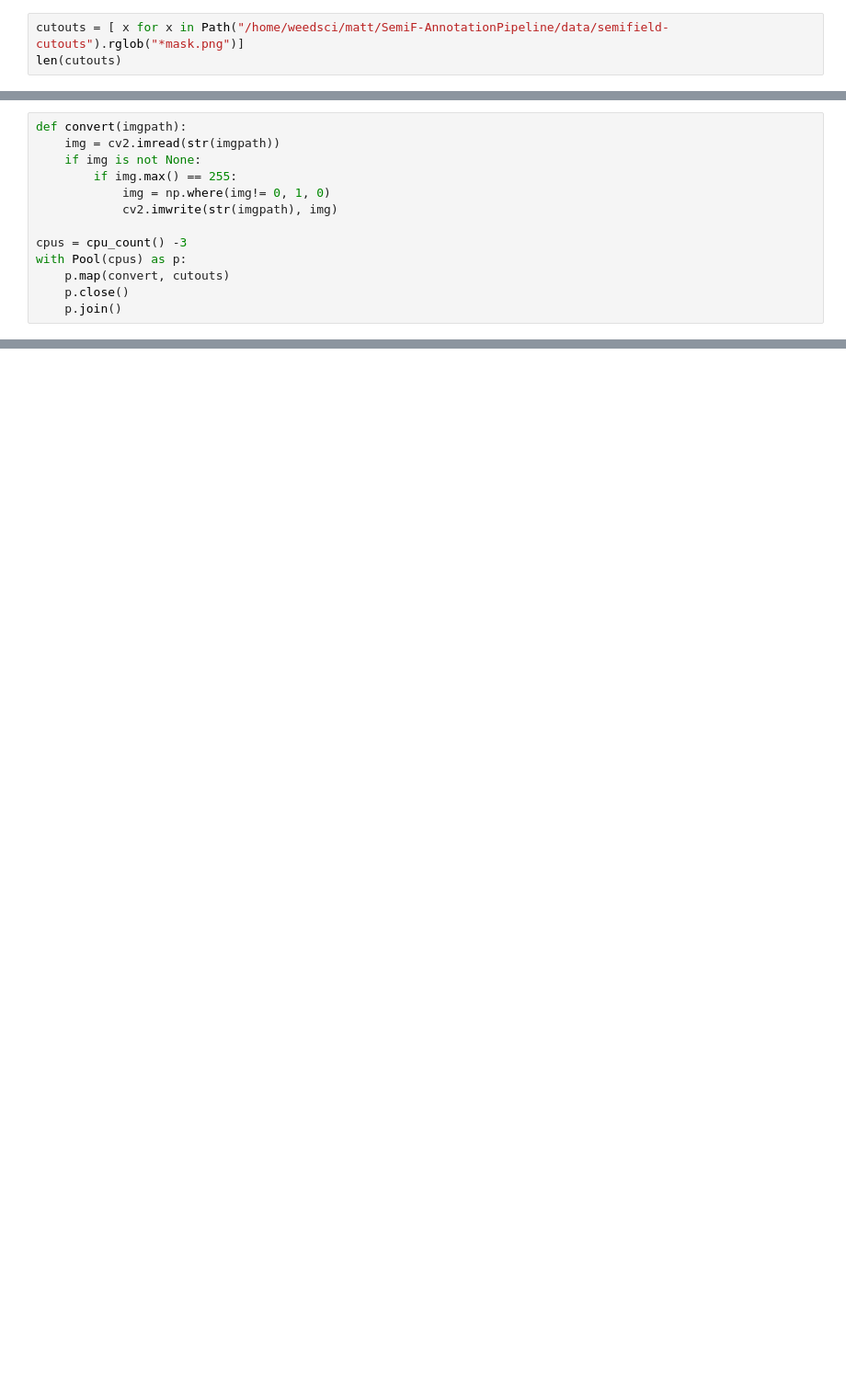
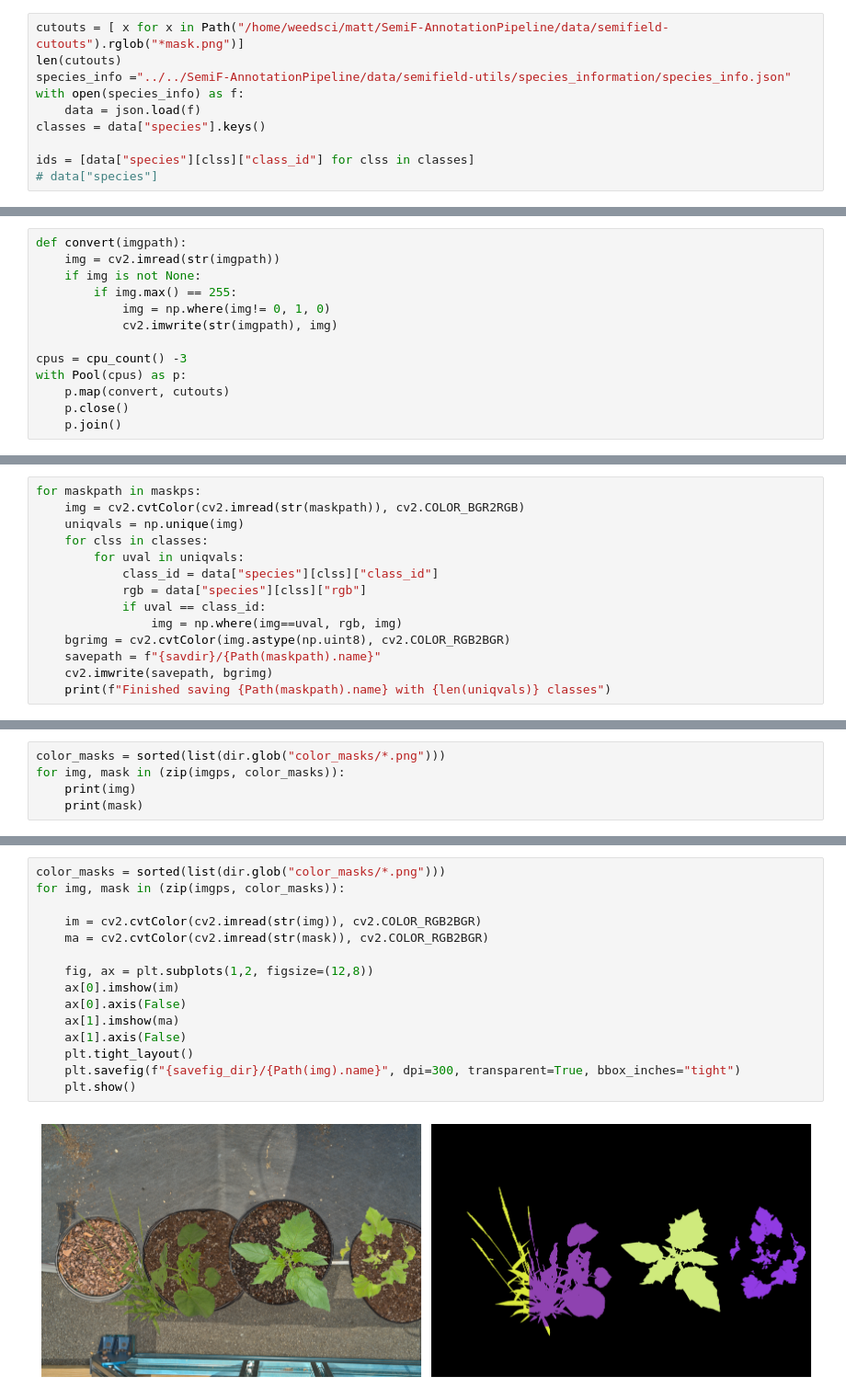
Before and after one commit to precision-sustainable-ag/SemiF-SyntheticPipeline, a Jupyter notebook: notebooks/convert_masks.ipynb, the cells around one changed output, grey strips where cells are left out. Shown at 92% size. Saved outputs shown, nothing was run; the diff lists cells and outputs as text; blank space fills up the shorter version.

```diff
--- a/notebooks/convert_masks.ipynb
+++ b/notebooks/convert_masks.ipynb
@@ -8,3 +10,10 @@ from tqdm import tqdm
 # %%
 cutouts = [ x for x in Path("/home/weedsci/matt/SemiF-AnnotationPipeline/data/semifield-cutouts").rglob("*mask.png")]
 len(cutouts)
+species_info ="../../SemiF-AnnotationPipeline/data/semifield-utils/species_information/species_info.json"
+with open(species_info) as f:
+    data = json.load(f)
+classes = data["species"].keys()
+
+ids = [data["species"][clss]["class_id"] for clss in classes]
+# data["species"]
@@ -25,0 +47,14 @@ with Pool(cpus) as p:
+# %%
+for maskpath in maskps:
+    img = cv2.cvtColor(cv2.imread(str(maskpath)), cv2.COLOR_BGR2RGB)
+    uniqvals = np.unique(img)
+    for clss in classes:
+        for uval in uniqvals:
+            class_id = data["species"][clss]["class_id"]
+            rgb = data["species"][clss]["rgb"]
+            if uval == class_id:
+                img = np.where(img==uval, rgb, img)
+    bgrimg = cv2.cvtColor(img.astype(np.uint8), cv2.COLOR_RGB2BGR)
+    savepath = f"{savdir}/{Path(maskpath).name}"
+    cv2.imwrite(savepath, bgrimg)
+    print(f"Finished saving {Path(maskpath).name} with {len(uniqvals)} classes")
@@ -25,0 +71,5 @@ with Pool(cpus) as p:
+# %%
+color_masks = sorted(list(dir.glob("color_masks/*.png")))
+for img, mask in (zip(imgps, color_masks)):
+    print(img)
+    print(mask)
@@ -25,0 +95,17 @@ with Pool(cpus) as p:
+# %%
+color_masks = sorted(list(dir.glob("color_masks/*.png")))
+for img, mask in (zip(imgps, color_masks)):
+
+    im = cv2.cvtColor(cv2.imread(str(img)), cv2.COLOR_RGB2BGR)
+    ma = cv2.cvtColor(cv2.imread(str(mask)), cv2.COLOR_RGB2BGR)
+
+    fig, ax = plt.subplots(1,2, figsize=(12,8))
+    ax[0].imshow(im)
+    ax[0].axis(False)
+    ax[1].imshow(ma)
+    ax[1].axis(False)
+    plt.tight_layout()
+    plt.savefig(f"{savefig_dir}/{Path(img).name}", dpi=300, transparent=True, bbox_inches="tight")
+    plt.show()
+# %% [output]
+[figure, added]
```
Also changed, not shown: parts of 8 cells of this notebook, 7 other files.
